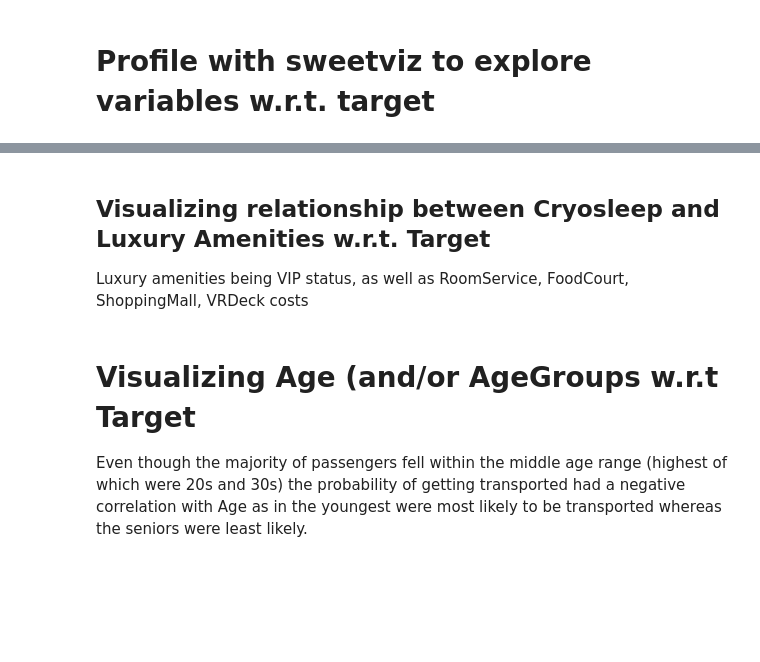
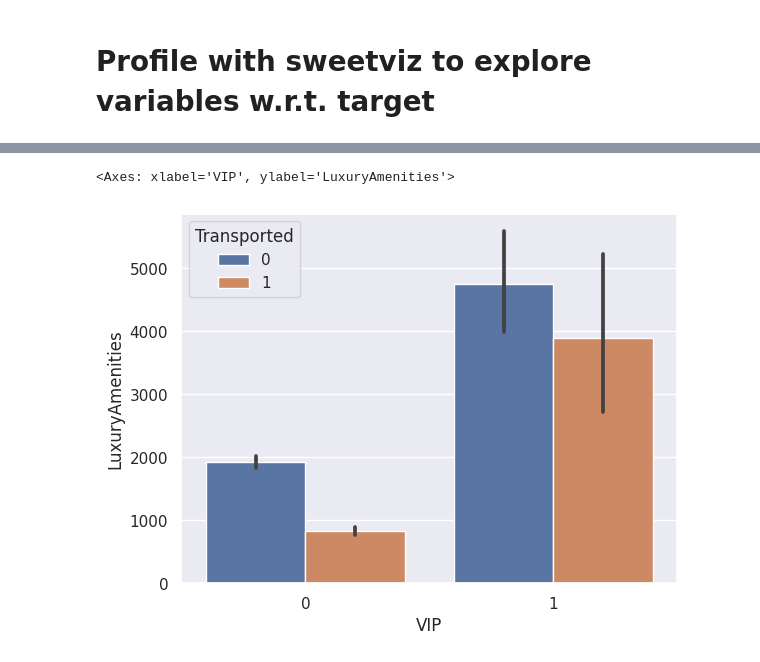
Before and after one commit to AM2037/Spaceship-Titanic, a Jupyter notebook: new-spaceship-titanic.ipynb, the cells around one changed output, grey strips where cells are left out. Drawn from its saved outputs; the diff is of its cells as text; code cells hidden in the pictures; blank space fills up the shorter version.

```diff
--- a/new-spaceship-titanic.ipynb
+++ b/new-spaceship-titanic.ipynb
@@ -152,4 +268,10 @@ sns.histplot(data=X, x="Deck", hue=label)
+# %%
+# Create new LuxuryAmenities feature -- add to test preprocessing at the end
+X['LuxuryAmenities'] = X[['RoomService','FoodCourt','ShoppingMall','Spa','VRDeck']].sum(axis=1)
 # %%
-# Visualize HomePlanet w.r.t. Target
-sns.set(style="darkgrid")
-sns.histplot(data=X, x="HomePlanet", hue=label)
+# VIP vs. LuxuryAmenities
+sns.set_theme(style="darkgrid")
+sns.barplot(data=X, x='VIP', y='LuxuryAmenities', hue=label)
+# %% [output]
+<Axes: xlabel='VIP', ylabel='LuxuryAmenities'>
+[figure, added]
@@ -160,3 +277,0 @@ g.map_dataframe(sns.histplot, x='HomePlanet')
-# %% [markdown]
-## Visualizing relationship between Cryosleep and Luxury Amenities w.r.t. Target
-Luxury amenities being VIP status, as well as RoomService, FoodCourt, ShoppingMall, VRDeck costs
@@ -165,3 +277,0 @@ Luxury amenities being VIP status, as well as RoomService, FoodCourt, ShoppingMa
-# %% [markdown]
-# Visualizing Age (and/or AgeGroups w.r.t Target
-Even though the majority of passengers fell within the middle age range (highest of which were 20s and 30s) the probability of getting transported had a negative correlation with Age as in the youngest were most likely to be transported whereas the seniors were least likely.
```
Also changed, not shown: parts of 34 cells of this notebook.
